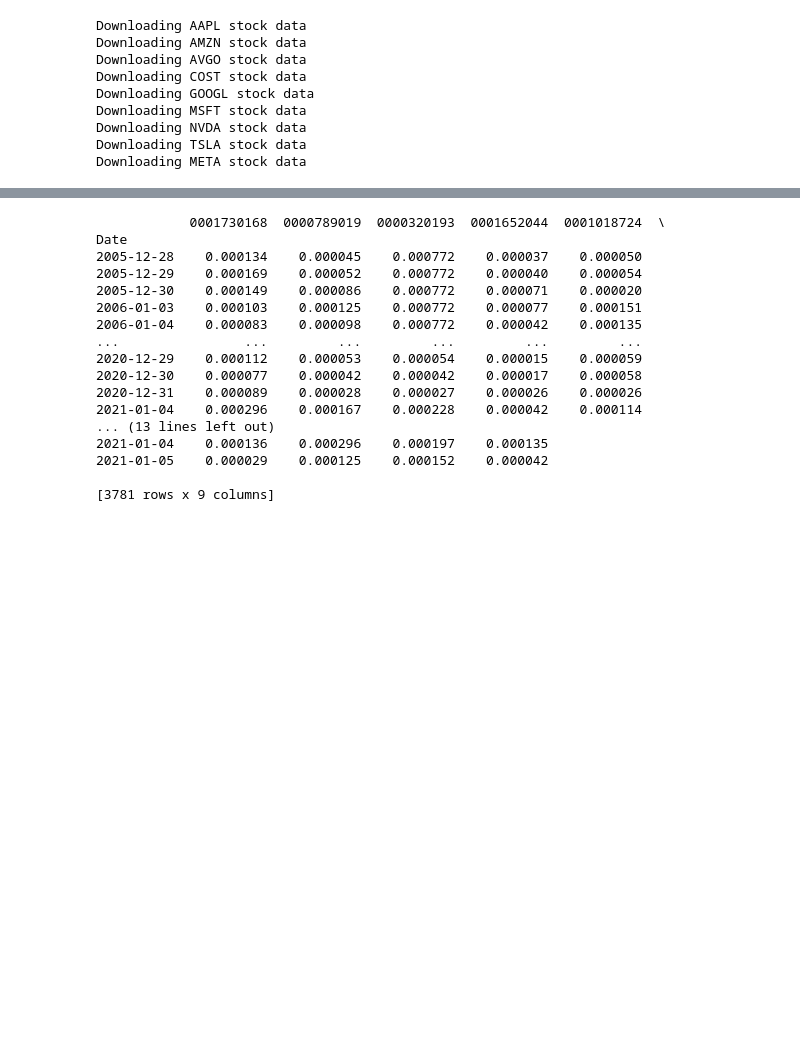
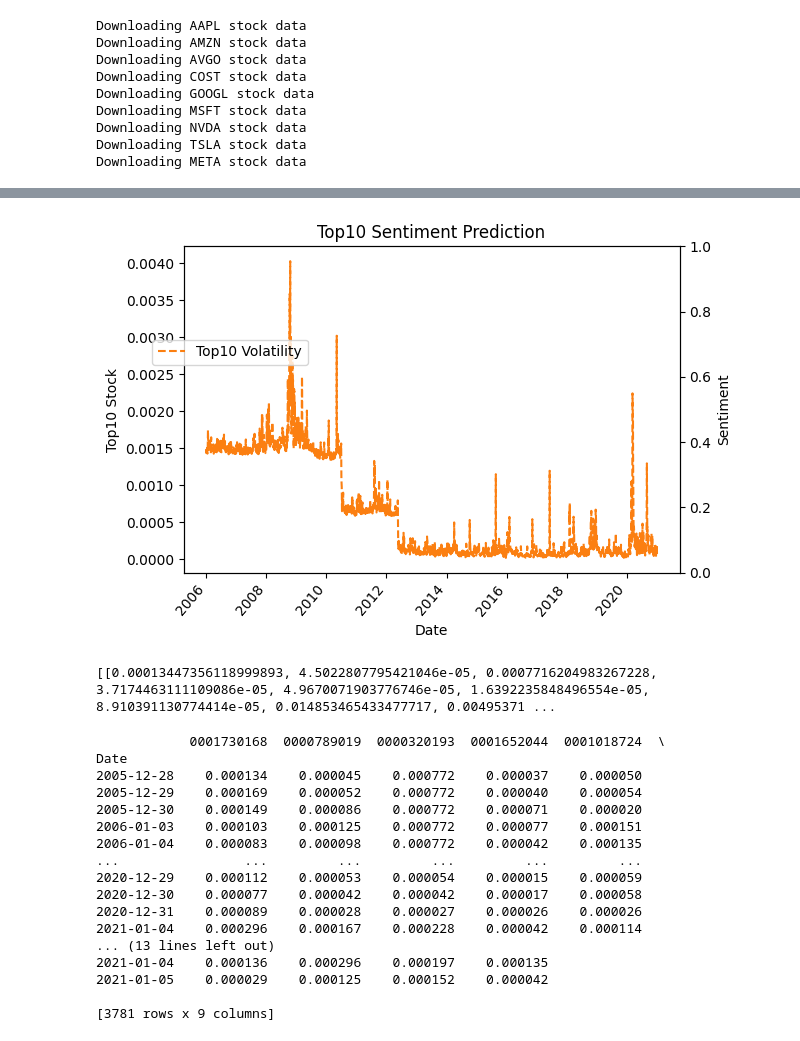
Before and after one commit to 007seann/Generation-of-Supervised-Sentiment-Metrics-for-Return-and-Volatility-Prediction-from-10-K-Filings, a Jupyter notebook: Hons-project/test.ipynb, the cells around one changed output, grey strips where cells are left out. Cells and saved outputs as stored; diff of their text form; code cells hidden in the pictures; blank space fills up the shorter version.

```diff
--- a/Hons-project/test.ipynb
+++ b/Hons-project/test.ipynb
@@ -416,0 +417,21 @@ for e in top10_vol_trn.values.tolist():
+# %%
+# Weights
+comp_to_weight_value = {
+    '0000320193': 7.44,  # Apple
+    '0000789019': 8.60,  # Microsoft
+    '0001018724': 5.17,  # Amazon
+    '0001730168': 4.80,   # Broadcom
+    '0001326801': 5.12,   # Meta (formerly Facebook)
+    '0001045810': 6.48,   # NVIDIA
+    '0001318605': 2.43,   # Tesla - 2019-12-31: 75.71 B, 2020-12-31: 668.09 B
+    '0001652044': 4.43, # Alphabet (Google)
+    '0000909832': 2.54    # Costco
+}
+# %%
+port_weights = np.array([comp_to_weight_value[c] for c in firms_ciks])
+port_weights = port_weights/sum(port_weights)
+weight = pd.DataFrame(pd.Series(port_weights, index=top10_vol_trn.columns, name=0))
+
+port_val_vol = top10_vol_trn.dot(weight[0])
+print("Hi you are using value portfolio")
+print(port_val_vol)
@@ -417,3 +453,27 @@ for e in top10_vol_trn.values.tolist():
+# %%
+TEMP ='Top10'
+NAME = 'Top10'
+fig, ax = plt.subplots()
+
+ax.plot(port_val_vol, color = '#FB7F11', linestyle = 'dashed', label = f'{TEMP} Volatility')
+
+ax.set_xlabel("Date")
+ax.set_ylabel(f'{TEMP} Stock')
+ax2 = ax.twinx()
+
+
+ax2.set_ylabel('Sentiment')
+fig.legend(bbox_to_anchor = (0.33, 0.7))
+fig.autofmt_xdate(rotation=50)
+plt.title(f'{NAME} Sentiment Prediction')
+
+plt.show()
+# %% [output]
+[figure, added]
+# %%
+print(top10_vol_trn.values.tolist())
+# %% [output]
+[[0.00013447356118999893, 4.5022807795421046e-05, 0.0007716204983267228, 3.7174463111109086e-05, 4.9670071903776746e-05, 1.6392235848496554e-05, 8.910391130774414e-05, 0.014853465433477717, 0.00495371 ...
 # %%
 print(top10_vol_trn)
 # %% [output]
```
Also changed, not shown: parts of 2 cells of this notebook, 14 other files.
